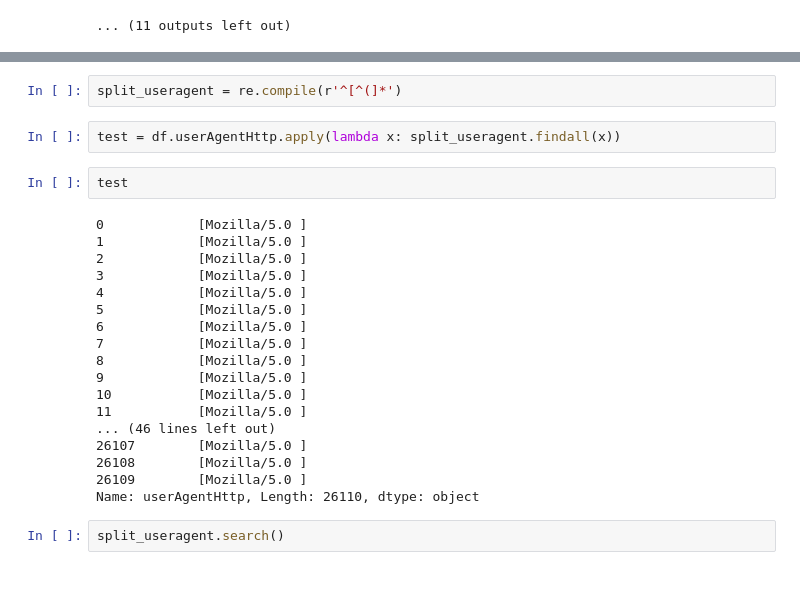
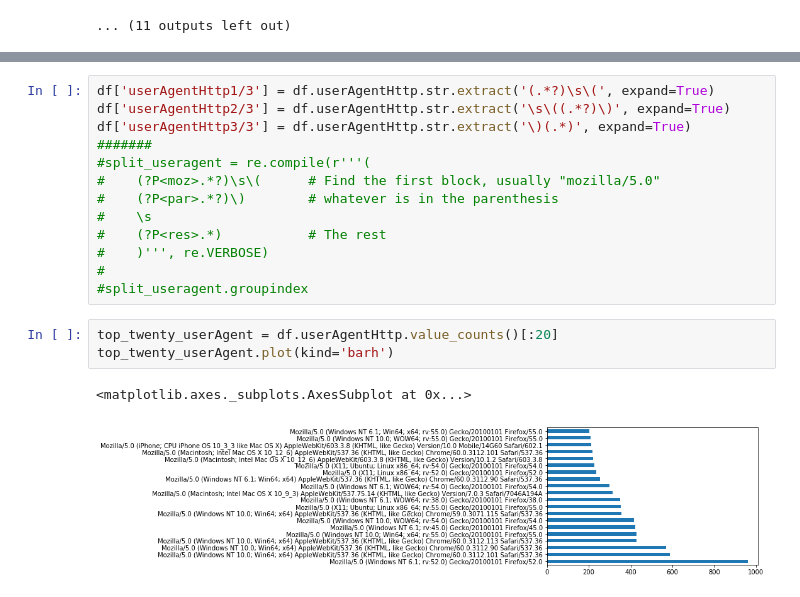
Before and after one commit to astarr8181/fp_bots, a Jupyter notebook: csv_prev.ipynb, the cells around one changed output, grey strips where cells are left out. Cells and saved outputs as stored; diff of their text form.

```diff
--- a/csv_prev.ipynb
+++ b/csv_prev.ipynb
@@ -183,26 +155,19 @@ Name: userAgentHttp, dtype: int64
-# %%
-split_useragent = re.compile(r'^[^(]*')
-# %%
-test = df.userAgentHttp.apply(lambda x: split_useragent.findall(x))
-# %%
-test
-# %% [output]
-0            [Mozilla/5.0 ]
-1            [Mozilla/5.0 ]
-2            [Mozilla/5.0 ]
-3            [Mozilla/5.0 ]
-4            [Mozilla/5.0 ]
-5            [Mozilla/5.0 ]
-6            [Mozilla/5.0 ]
-7            [Mozilla/5.0 ]
-8            [Mozilla/5.0 ]
-9            [Mozilla/5.0 ]
-10           [Mozilla/5.0 ]
-11           [Mozilla/5.0 ]
-... (46 lines left out)
-26107        [Mozilla/5.0 ]
-26108        [Mozilla/5.0 ]
-26109        [Mozilla/5.0 ]
-Name: userAgentHttp, Length: 26110, dtype: object
-# %%
-split_useragent.search()
+# %%
+df['userAgentHttp1/3'] = df.userAgentHttp.str.extract('(.*?)\s\(', expand=True)
+df['userAgentHttp2/3'] = df.userAgentHttp.str.extract('\s\((.*?)\)', expand=True)
+df['userAgentHttp3/3'] = df.userAgentHttp.str.extract('\)(.*)', expand=True)
+#######
+#split_useragent = re.compile(r'''(
+#    (?P<moz>.*?)\s\(      # Find the first block, usually "mozilla/5.0"
+#    (?P<par>.*?)\)        # whatever is in the parenthesis
+#    \s
+#    (?P<res>.*)           # The rest
+#    )''', re.VERBOSE)
+#
+#split_useragent.groupindex
+# %%
+top_twenty_userAgent = df.userAgentHttp.value_counts()[:20]
+top_twenty_userAgent.plot(kind='barh')
+# %% [output]
+<matplotlib.axes._subplots.AxesSubplot at 0x...>
+[figure, added]
```
Also changed, not shown: parts of 8 cells of this notebook.
